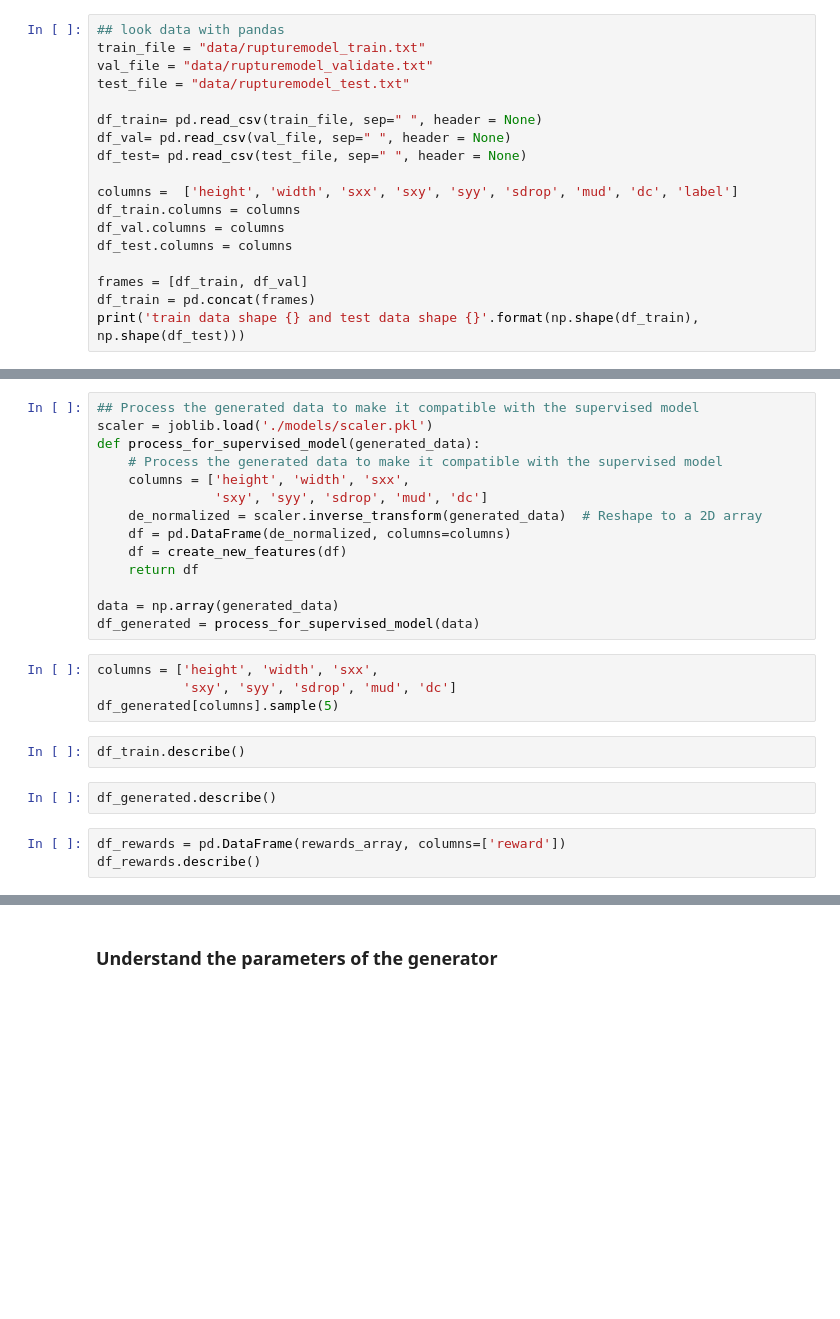
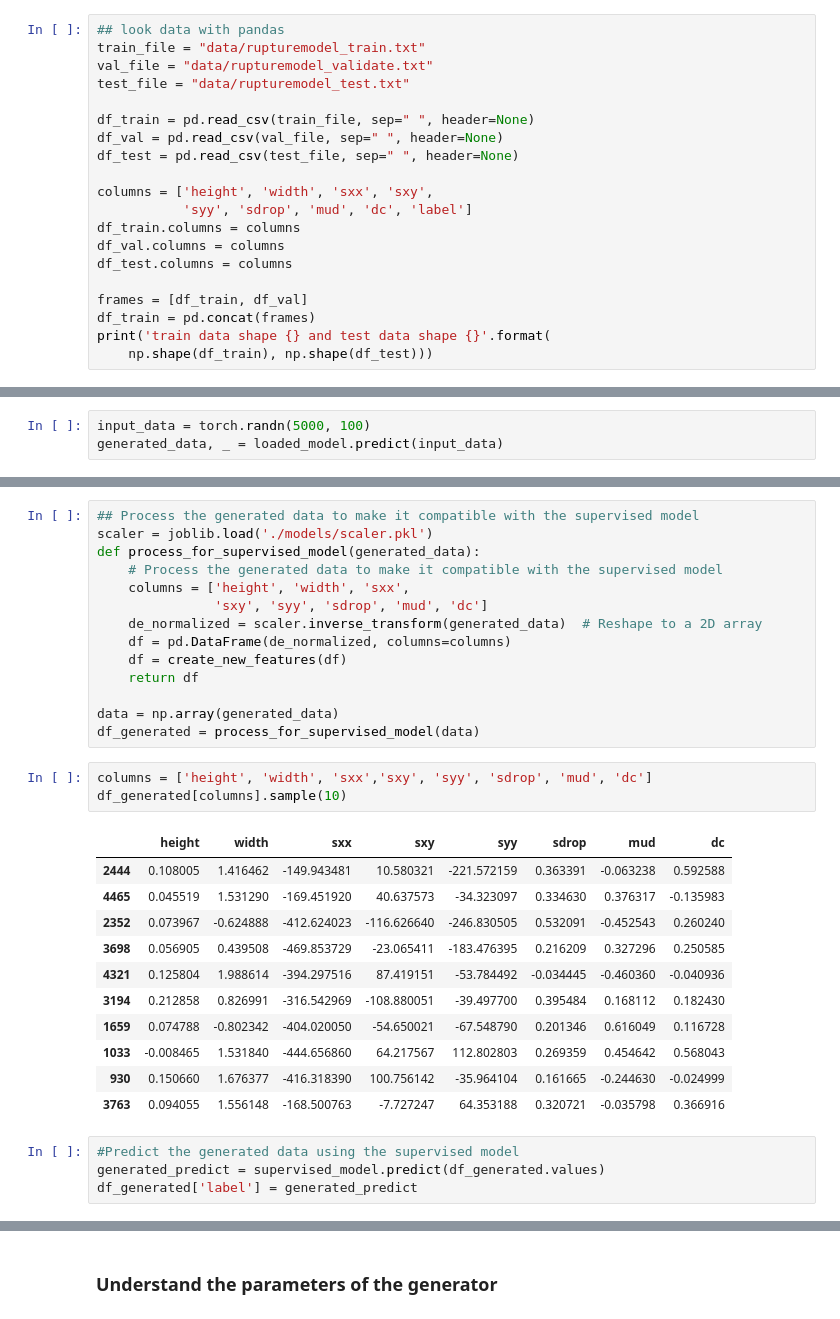
Before and after one commit to msahamed/Earthquake_rupture_data_generation, a Jupyter notebook: 04_rl_fine_tune.ipynb, the cells around one changed output, grey strips where cells are left out. Cells and saved outputs as stored; diff of their text form; blank space fills up the shorter version.

```diff
--- a/04_rl_fine_tune.ipynb
+++ b/04_rl_fine_tune.ipynb
@@ -37,18 +39,20 @@ train_file = "data/rupturemodel_train.txt"
 val_file = "data/rupturemodel_validate.txt"
 test_file = "data/rupturemodel_test.txt"
 
-df_train= pd.read_csv(train_file, sep=" ", header = None)
-df_val= pd.read_csv(val_file, sep=" ", header = None)
-df_test= pd.read_csv(test_file, sep=" ", header = None)
+df_train = pd.read_csv(train_file, sep=" ", header=None)
+df_val = pd.read_csv(val_file, sep=" ", header=None)
+df_test = pd.read_csv(test_file, sep=" ", header=None)
 
-columns =  ['height', 'width', 'sxx', 'sxy', 'syy', 'sdrop', 'mud', 'dc', 'label']
+columns = ['height', 'width', 'sxx', 'sxy',
+           'syy', 'sdrop', 'mud', 'dc', 'label']
 df_train.columns = columns
 df_val.columns = columns
 df_test.columns = columns
 
 frames = [df_train, df_val]
 df_train = pd.concat(frames)
-print('train data shape {} and test data shape {}'.format(np.shape(df_train), np.shape(df_test)))
+print('train data shape {} and test data shape {}'.format(
+    np.shape(df_train), np.shape(df_test)))
 # %% [output]
 train data shape (1600, 9) and test data shape (400, 9)
 # %% [markdown]
@@ -170,0 +157,3 @@ for i in range(1000):
+# %%
+input_data = torch.randn(5000, 100)
+generated_data, _ = loaded_model.predict(input_data)
@@ -183,13 +174,21 @@ def process_for_supervised_model(generated_data):
 data = np.array(generated_data)
 df_generated = process_for_supervised_model(data)
 # %%
-columns = ['height', 'width', 'sxx',
-           'sxy', 'syy', 'sdrop', 'mud', 'dc']
-df_generated[columns].sample(5)
+columns = ['height', 'width', 'sxx','sxy', 'syy', 'sdrop', 'mud', 'dc']
+df_generated[columns].sample(10)
+# %% [output]
+|  | height | width | sxx | sxy | syy | sdrop | mud | dc |
+| 2444 | 0.108005 | 1.416462 | -149.943481 | 10.580321 | -221.572159 | 0.363391 | -0.063238 | 0.592588 |
+| 4465 | 0.045519 | 1.531290 | -169.451920 | 40.637573 | -34.323097 | 0.334630 | 0.376317 | -0.135983 |
+| 2352 | 0.073967 | -0.624888 | -412.624023 | -116.626640 | -246.830505 | 0.532091 | -0.452543 | 0.260240 |
+| 3698 | 0.056905 | 0.439508 | -469.853729 | -23.065411 | -183.476395 | 0.216209 | 0.327296 | 0.250585 |
+| 4321 | 0.125804 | 1.988614 | -394.297516 | 87.419151 | -53.784492 | -0.034445 | -0.460360 | -0.040936 |
+| 3194 | 0.212858 | 0.826991 | -316.542969 | -108.880051 | -39.497700 | 0.395484 | 0.168112 | 0.182430 |
+| 1659 | 0.074788 | -0.802342 | -404.020050 | -54.650021 | -67.548790 | 0.201346 | 0.616049 | 0.116728 |
+| 1033 | -0.008465 | 1.531840 | -444.656860 | 64.217567 | 112.802803 | 0.269359 | 0.454642 | 0.568043 |
+| 930 | 0.150660 | 1.676377 | -416.318390 | 100.756142 | -35.964104 | 0.161665 | -0.244630 | -0.024999 |
+| 3763 | 0.094055 | 1.556148 | -168.500763 | -7.727247 | 64.353188 | 0.320721 | -0.035798 | 0.366916 |
-# %%
-df_train.describe()
-# %%
-df_generated.describe()
-# %%
-df_rewards = pd.DataFrame(rewards_array, columns=['reward'])
-df_rewards.describe()
+# %%
+#Predict the generated data using the supervised model
+generated_predict = supervised_model.predict(df_generated.values)
+df_generated['label'] = generated_predict
```
Also changed, not shown: parts of 19 cells of this notebook.
